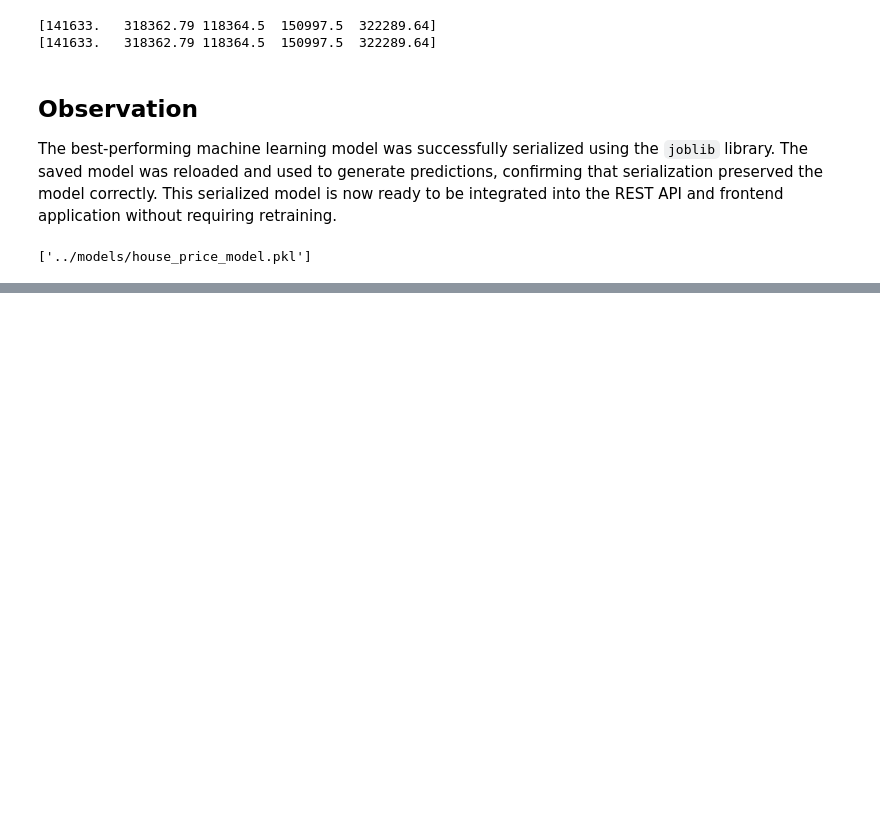
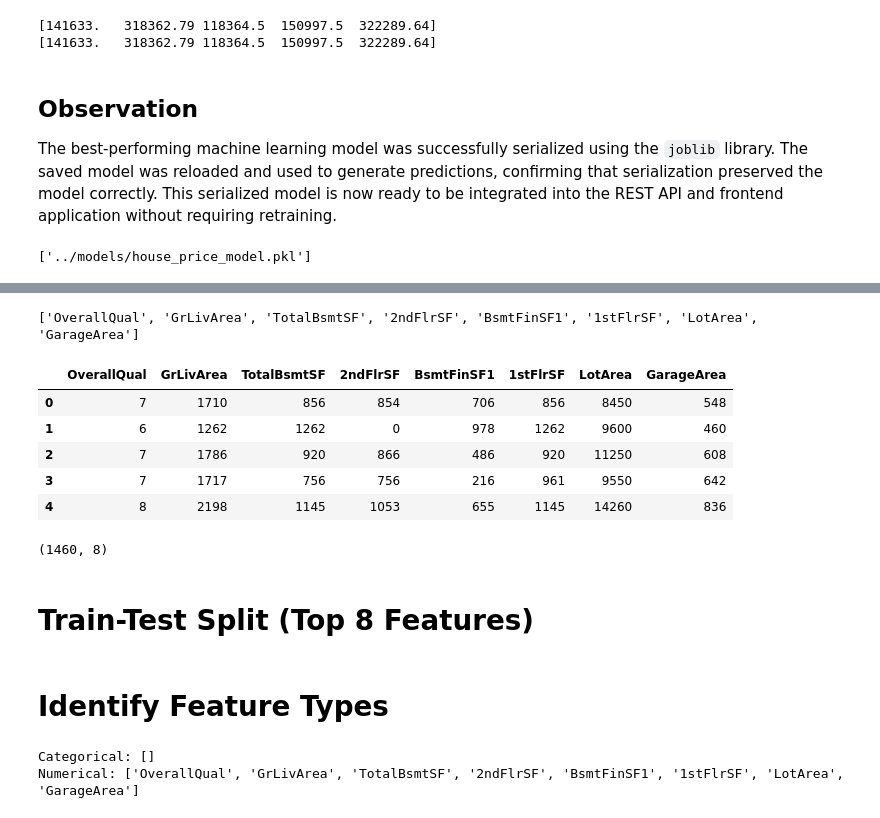
Before and after one commit to Soban-Creator/house-price-prediction, a Jupyter notebook: notebooks/01_eda.ipynb, the cells around one changed output, grey strips where cells are left out. Cells and saved outputs as stored; diff of their text form; code cells hidden in the pictures; blank space fills up the shorter version.

```diff
--- a/notebooks/01_eda.ipynb
+++ b/notebooks/01_eda.ipynb
@@ -816,7 +816,7 @@ The dataset contains multiple categorical features with varying numbers of uniqu
 
 Since most categorical features in the dataset are nominal and do not have a natural order, One-Hot Encoding will be used. This approach converts each category into a separate binary feature while avoiding the introduction of artificial numerical relationships.
 # %%
-df = pd.get_dummies(
+encoded_df = pd.get_dummies(
     df,
     columns=categorical_columns,
     drop_first=True,
@@ -1435,0 +1706,12 @@ loaded_model = joblib.load("../models/house_price_model.pkl")
+# %%
+importance_df = pd.DataFrame(
+    original_importance.items(),
+    columns=["Feature", "Importance"]
+)
+
+importance_df = importance_df.sort_values(
+    by="Importance",
+    ascending=False
+)
+
+importance_df
@@ -1435,0 +1732,4 @@ loaded_model = joblib.load("../models/house_price_model.pkl")
+# %%
+top8 = importance_df.head(8)
+
+top8
@@ -1435,0 +1746,23 @@ loaded_model = joblib.load("../models/house_price_model.pkl")
+# %%
+top_8_features = top8["Feature"].tolist()
+
+print(top_8_features)
+# %% [output]
+['OverallQual', 'GrLivArea', 'TotalBsmtSF', '2ndFlrSF', 'BsmtFinSF1', '1stFlrSF', 'LotArea', 'GarageArea']
+# %%
+X_selected = df[top_8_features]
+
+X_selected.head()
+# %% [output]
+|  | OverallQual | GrLivArea | TotalBsmtSF | 2ndFlrSF | BsmtFinSF1 | 1stFlrSF | LotArea | GarageArea |
+| 0 | 7 | 1710 | 856 | 854 | 706 | 856 | 8450 | 548 |
+| 1 | 6 | 1262 | 1262 | 0 | 978 | 1262 | 9600 | 460 |
+| 2 | 7 | 1786 | 920 | 866 | 486 | 920 | 11250 | 608 |
+| 3 | 7 | 1717 | 756 | 756 | 216 | 961 | 9550 | 642 |
+| 4 | 8 | 2198 | 1145 | 1053 | 655 | 1145 | 14260 | 836 |
+# %%
+print(X_selected.shape)
+# %% [output]
+(1460, 8)
+# %% [markdown]
+# Train-Test Split (Top 8 Features)
@@ -1435,0 +1778,16 @@ loaded_model = joblib.load("../models/house_price_model.pkl")
+# %% [markdown]
+# Identify Feature Types
+# %%
+categorical_features_selected = X_train_selected.select_dtypes(
+    include=["object"]
+).columns.tolist()
+
+numerical_features_selected = X_train_selected.select_dtypes(
+    exclude=["object"]
+).columns.tolist()
+
+print("Categorical:", categorical_features_selected)
+print("Numerical:", numerical_features_selected)
+# %% [output]
+Categorical: []
+Numerical: ['OverallQual', 'GrLivArea', 'TotalBsmtSF', '2ndFlrSF', 'BsmtFinSF1', '1stFlrSF', 'LotArea', 'GarageArea']
```
Also changed, not shown: parts of 55 cells of this notebook, 1 other file.
